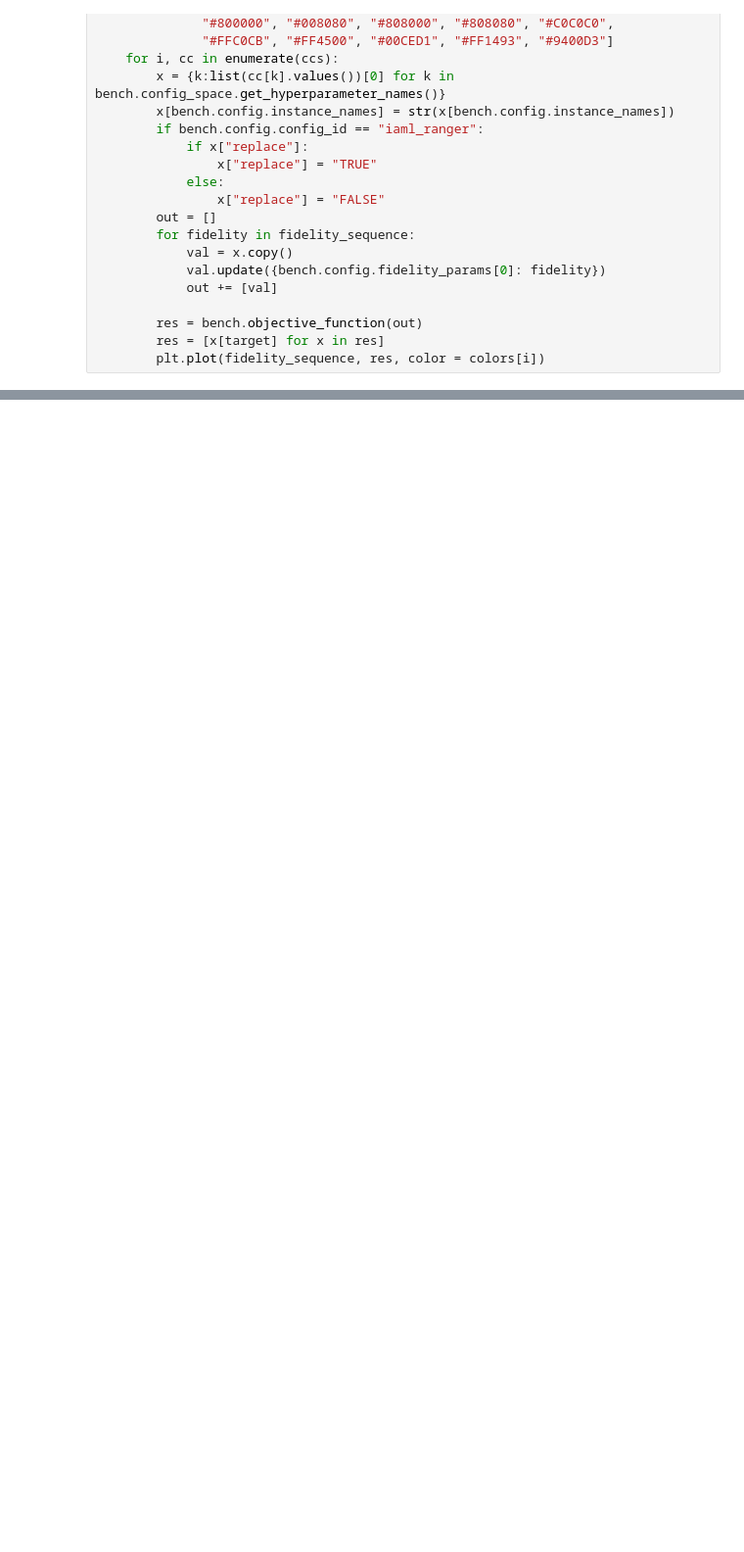
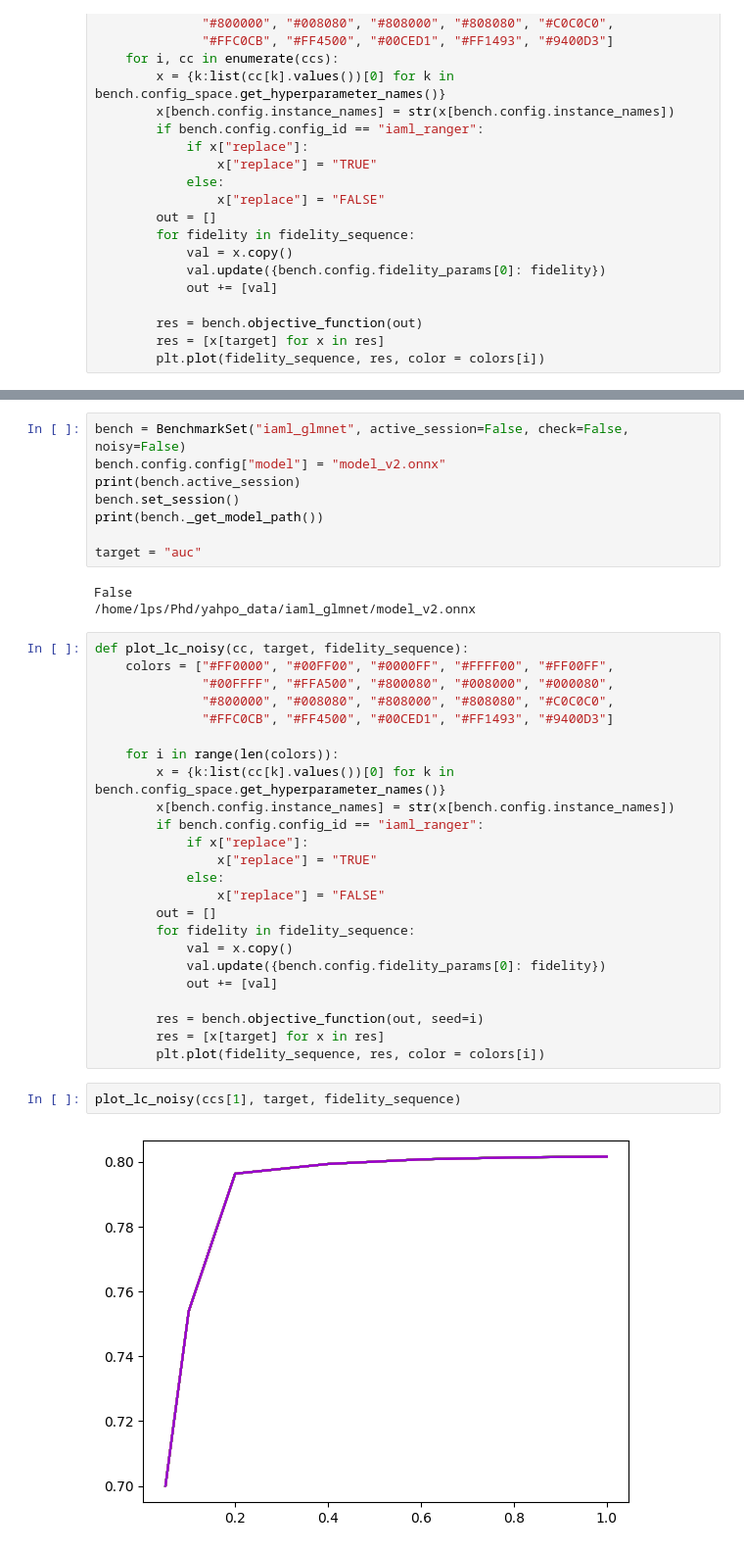
Before and after one commit to slds-lmu/yahpo_gym, a Jupyter notebook: yahpo_train/notebooks/learning_curves.ipynb, the cells around one changed output, grey strips where cells are left out. Shown at 98% size. Cells and saved outputs as stored; diff of their text form; blank space fills up the shorter version.

```diff
--- a/yahpo_train/notebooks/learning_curves.ipynb
+++ b/yahpo_train/notebooks/learning_curves.ipynb
@@ -82,0 +83,39 @@ ccs
+# %%
+bench = BenchmarkSet("iaml_glmnet", active_session=False, check=False, noisy=False)
+bench.config.config["model"] = "model_v2.onnx"
+print(bench.active_session)
+bench.set_session()
+print(bench._get_model_path())
+
+target = "auc"
+# %% [output]
+False
+/home/lps/Phd/yahpo_data/iaml_glmnet/model_v2.onnx
+# %%
+def plot_lc_noisy(cc, target, fidelity_sequence):
+    colors = ["#FF0000", "#00FF00", "#0000FF", "#FFFF00", "#FF00FF",
+              "#00FFFF", "#FFA500", "#800080", "#008000", "#000080",
+              "#800000", "#008080", "#808000", "#808080", "#C0C0C0",
+              "#FFC0CB", "#FF4500", "#00CED1", "#FF1493", "#9400D3"]
+
+    for i in range(len(colors)):
+        x = {k:list(cc[k].values())[0] for k in bench.config_space.get_hyperparameter_names()}
+        x[bench.config.instance_names] = str(x[bench.config.instance_names])
+        if bench.config.config_id == "iaml_ranger":
+            if x["replace"]:
+                x["replace"] = "TRUE"
+            else:
+                x["replace"] = "FALSE"
+        out = []
+        for fidelity in fidelity_sequence:
+            val = x.copy()
+            val.update({bench.config.fidelity_params[0]: fidelity})
+            out += [val]
+
+        res = bench.objective_function(out, seed=i)
+        res = [x[target] for x in res]
+        plt.plot(fidelity_sequence, res, color = colors[i])
+# %%
+plot_lc_noisy(ccs[1], target, fidelity_sequence)
+# %% [output]
+[figure, added]
```
Also changed, not shown: parts of 4 cells of this notebook, 18 other files.
